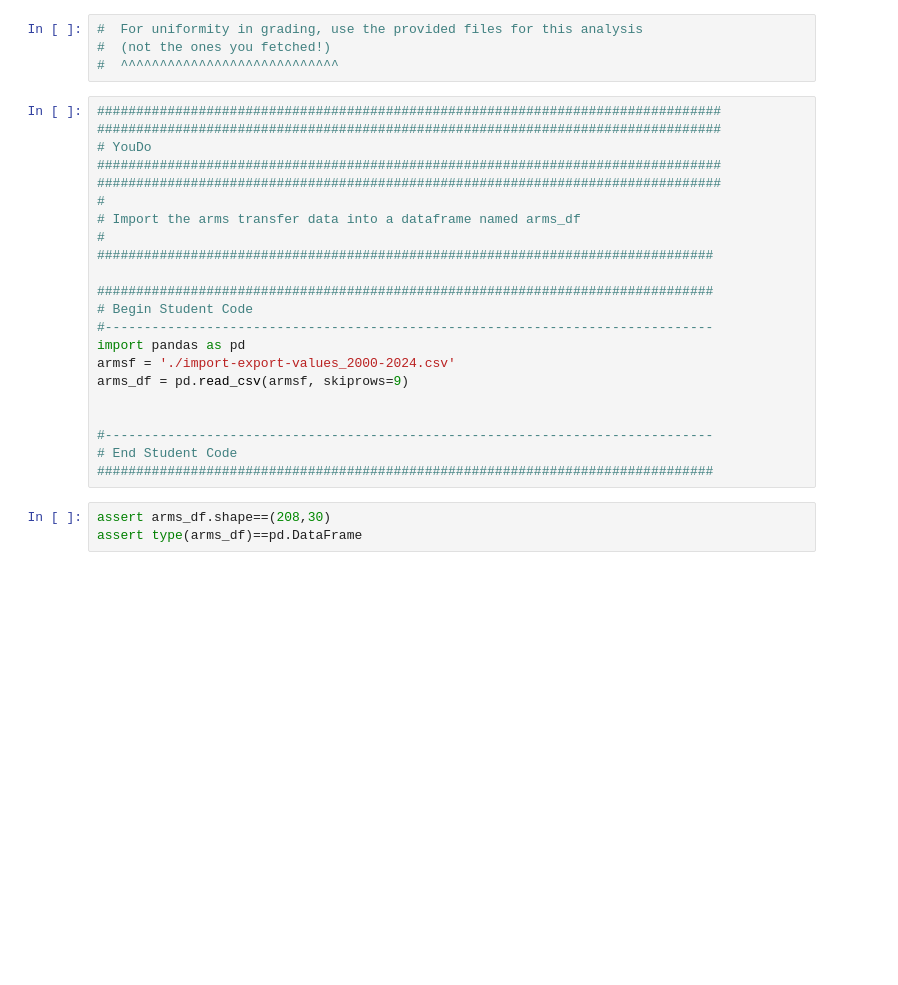
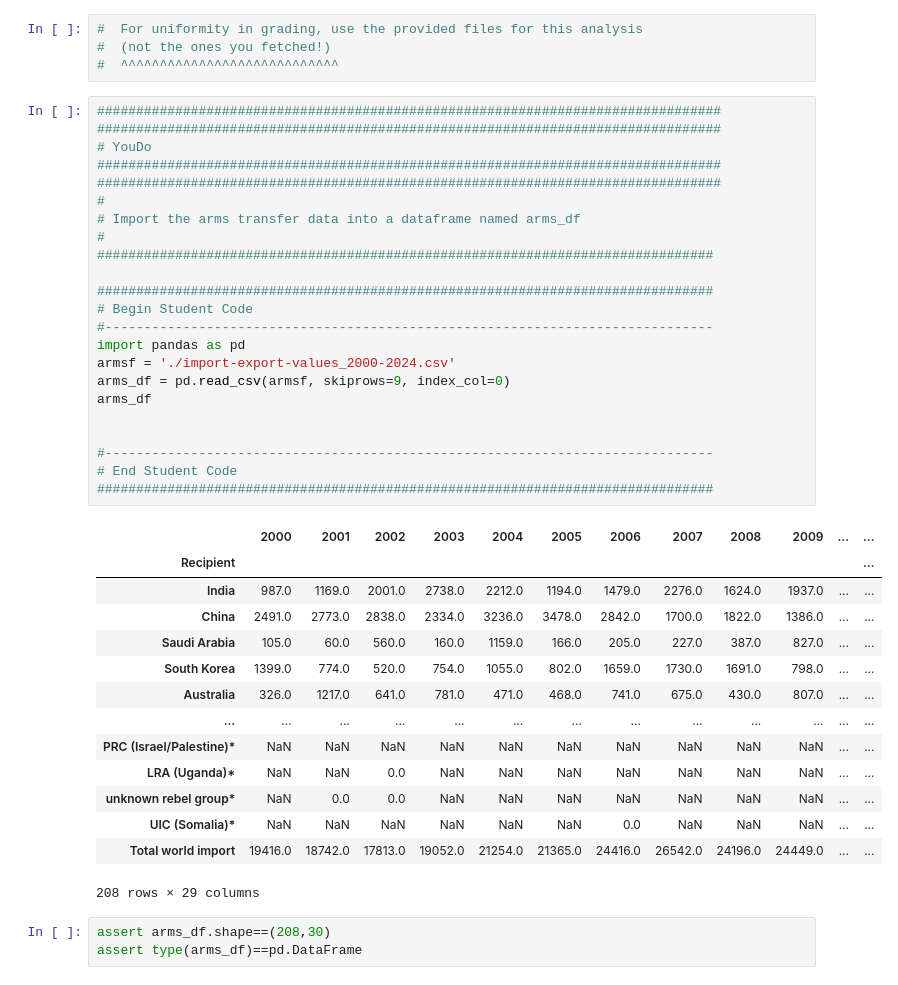
Before and after one commit to BIOS6644/BIOS6644_Spring_2024, a Jupyter notebook: Exam/JamesKing_BIOS6644_Exam_2024.ipynb, the cells around one changed output. Cells and saved outputs as stored; diff of their text form; blank space fills up the shorter version.

```diff
--- a/Exam/JamesKing_BIOS6644_Exam_2024.ipynb
+++ b/Exam/JamesKing_BIOS6644_Exam_2024.ipynb
@@ -69,25 +69,41 @@ Use provided data sets (not the ones you fetched)
 # %%
 ################################################################################
 ################################################################################
 # YouDo
 ################################################################################
 ################################################################################
 #
 # Import the arms transfer data into a dataframe named arms_df
 #
 ###############################################################################
 
 ###############################################################################
 # Begin Student Code
 #------------------------------------------------------------------------------
 import pandas as pd
 armsf = './import-export-values_2000-2024.csv'
-arms_df = pd.read_csv(armsf, skiprows=9)
+arms_df = pd.read_csv(armsf, skiprows=9, index_col=0)
+arms_df
 
 
 #------------------------------------------------------------------------------
 # End Student Code
 ###############################################################################
+# %% [output]
+|  | 2000 | 2001 | 2002 | 2003 | 2004 | 2005 | 2006 | 2007 | 2008 | 2009 | ... | ... |
+| Recipient |  |  |  |  |  |  |  |  |  |  |  | ... |
+| India | 987.0 | 1169.0 | 2001.0 | 2738.0 | 2212.0 | 1194.0 | 1479.0 | 2276.0 | 1624.0 | 1937.0 | ... | ... |
+| China | 2491.0 | 2773.0 | 2838.0 | 2334.0 | 3236.0 | 3478.0 | 2842.0 | 1700.0 | 1822.0 | 1386.0 | ... | ... |
+| Saudi Arabia | 105.0 | 60.0 | 560.0 | 160.0 | 1159.0 | 166.0 | 205.0 | 227.0 | 387.0 | 827.0 | ... | ... |
+| South Korea | 1399.0 | 774.0 | 520.0 | 754.0 | 1055.0 | 802.0 | 1659.0 | 1730.0 | 1691.0 | 798.0 | ... | ... |
+| Australia | 326.0 | 1217.0 | 641.0 | 781.0 | 471.0 | 468.0 | 741.0 | 675.0 | 430.0 | 807.0 | ... | ... |
+| ... | ... | ... | ... | ... | ... | ... | ... | ... | ... | ... | ... | ... |
+| PRC (Israel/Palestine)* | NaN | NaN | NaN | NaN | NaN | NaN | NaN | NaN | NaN | NaN | ... | ... |
+| LRA (Uganda)* | NaN | NaN | 0.0 | NaN | NaN | NaN | NaN | NaN | NaN | NaN | ... | ... |
+| unknown rebel group* | NaN | 0.0 | 0.0 | NaN | NaN | NaN | NaN | NaN | NaN | NaN | ... | ... |
+| UIC (Somalia)* | NaN | NaN | NaN | NaN | NaN | NaN | 0.0 | NaN | NaN | NaN | ... | ... |
+| Total world import | 19416.0 | 18742.0 | 17813.0 | 19052.0 | 21254.0 | 21365.0 | 24416.0 | 26542.0 | 24196.0 | 24449.0 | ... | ... |
+208 rows × 29 columns
 # %%
 assert arms_df.shape==(208,30)
 assert type(arms_df)==pd.DataFrame
```
Also changed, not shown: parts of 5 cells of this notebook, 4 other files.
